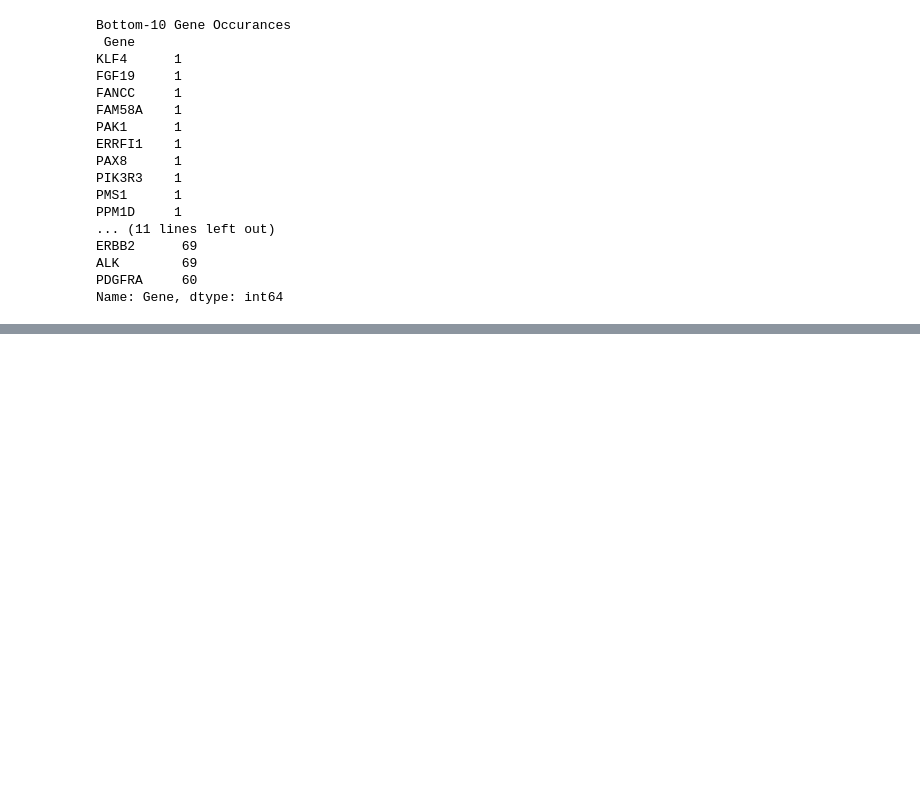
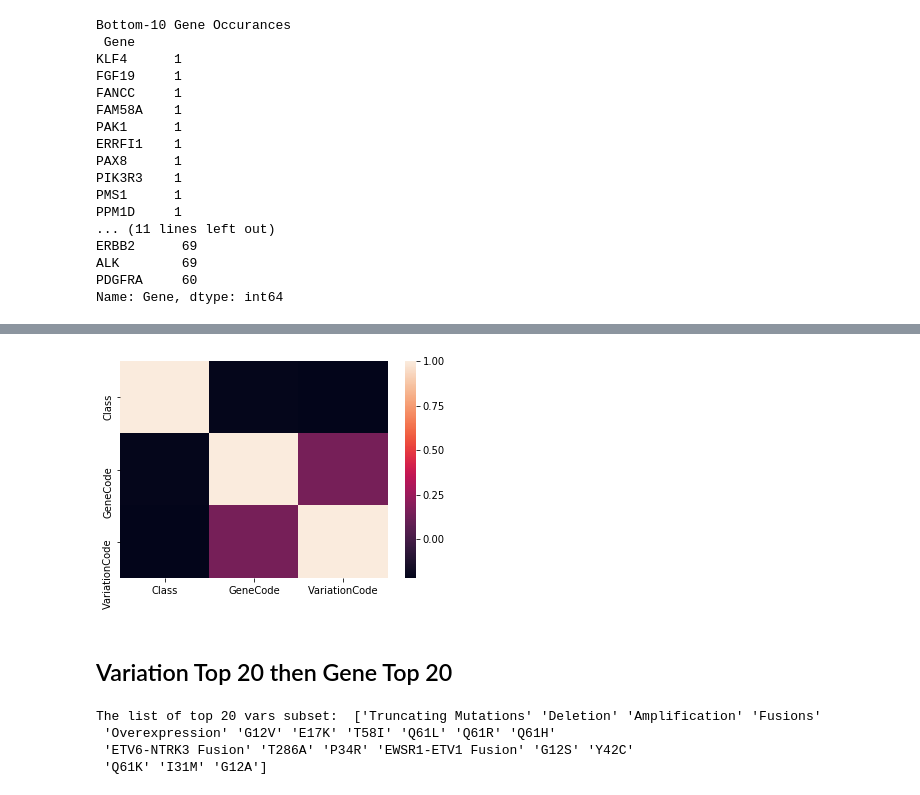
Before and after one commit to lriverawong/personalized-medicine-data-analysis, a Jupyter notebook: personalized-medicine-eda.ipynb, the cells around one changed output, grey strips where cells are left out. Saved outputs shown, nothing was run; the diff lists cells and outputs as text; code cells hidden in the pictures; blank space fills up the shorter version.

```diff
--- a/personalized-medicine-eda.ipynb
+++ b/personalized-medicine-eda.ipynb
@@ -159,0 +166,10 @@ for i in range(3):
+# %%
+print("Top-20 Gene Occurances\n")
+top_20_genes = d_train.groupby("Gene")['Gene'].count().sort_values(ascending=False)[:20]
+print(type(top_20_genes))
+top_20_genes = top_20_genes.index.values
+print(top_20_genes)
+print(type(top_20_genes))
+t20_genes_df = d_train[
+    (d_train['Gene'].isin(top_20_genes))
+]
@@ -159,0 +193,6 @@ for i in range(3):
+# %%
+# of the top-20 genes - display the count of the variations
+print("Top-20 Variation Occurances within top-20 occuring genes\n")
+print(t20_genes_df.groupby("Variation")['Variation'].count().sort_values(ascending=False)[:20])
+t20_vars_arr = t20_genes_df.groupby("Variation")['Variation'].count().sort_values(ascending=False)[:20].index.values
+print("The list of top 20 vars subset: ", t20_vars_arr)
@@ -159,0 +217,5 @@ for i in range(3):
+# %%
+t20_vars_df = t20_genes_df[
+    (t20_genes_df['Variation'].isin(t20_vars_arr))
+]
+print(t20_vars_df)
@@ -159,0 +240,19 @@ for i in range(3):
+# %%
+# Calculate correlations
+corr2 = t20_vars_df[['Class', 'GeneCode', 'VariationCode']].corr()
+
+# Heatmap
+sns.heatmap(corr2)
+plt.show()
+# %% [output]
+[figure, added]
+# %% [markdown]
+## Variation Top 20 then Gene Top 20
+# %%
+t20_vars_arr = d_train.groupby("Variation")['Variation'].count().sort_values(ascending=False)[:20].index.values
+print("The list of top 20 vars subset: ", t20_vars_arr)
+# %% [output]
+The list of top 20 vars subset:  ['Truncating Mutations' 'Deletion' 'Amplification' 'Fusions'
+ 'Overexpression' 'G12V' 'E17K' 'T58I' 'Q61L' 'Q61R' 'Q61H'
+ 'ETV6-NTRK3 Fusion' 'T286A' 'P34R' 'EWSR1-ETV1 Fusion' 'G12S' 'Y42C'
+ 'Q61K' 'I31M' 'G12A']
```
Also changed, not shown: parts of 28 cells of this notebook, 2 other files.
